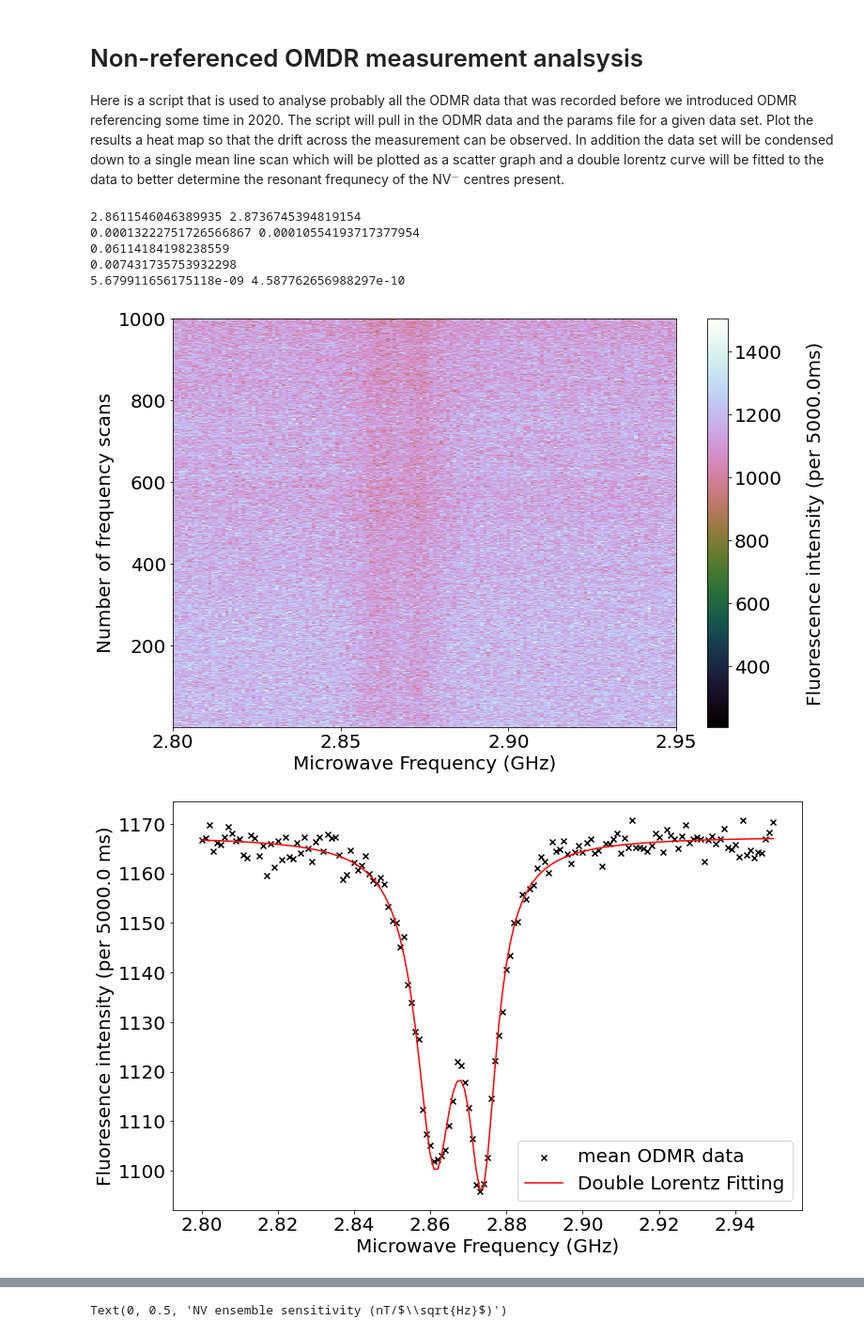
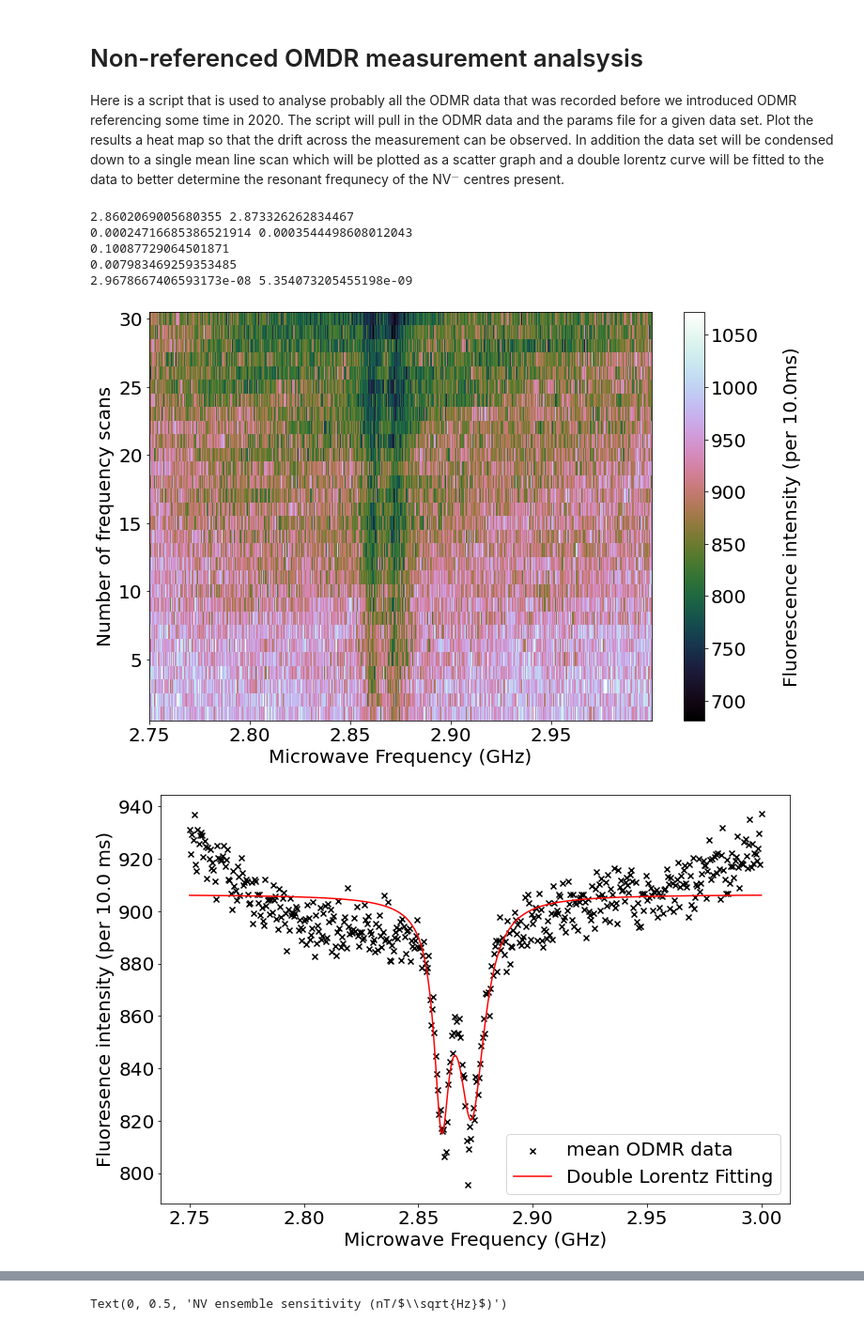
Before and after one commit to Corbyn93/Ryans_Python_Scripts, a Jupyter notebook: Ryan's Jupyter stuff/Thesis code/Non-Reference ODMR/non-referenced_odmr.ipynb, the cells around one changed output, grey strips where cells are left out. Shown at 94% size. Cells and saved outputs as stored; diff of their text form; code cells hidden in the pictures.

```diff
--- a/Ryan's Jupyter stuff/Thesis code/Non-Reference ODMR/non-referenced_odmr.ipynb
+++ b/Ryan's Jupyter stuff/Thesis code/Non-Reference ODMR/non-referenced_odmr.ipynb
@@ -150,9 +150,9 @@ def save_data(date, file_ID, fitted_contrast, fit_param, error):
                  str(fit_param[1]) + '\t' + str(error[1]) + '\t' +
                      str(fit_param[4]) + '\t' + str(error[4]) + '\n')
 # %%
-folder_loc = 'I:\\Science\\Physics-Nanobiophotonics\\Group\\User Data\\ODMR\\ODMR and imaging\\2021\\'
-date = '20210429'
-file_name = date + '_NVScan_27'
+folder_loc = 'I:\\Science\\Physics-Nanobiophotonics\\Group\\User Data\\ODMR\\ODMR and imaging\\2019\\'
+date = '20190827'
+file_name = date + '_NVScan_01'
 
 set_plot_params()
 
@@ -172,7 +172,7 @@ fig2, ax2 = plot.subplots()
 plot.scatter(freq, mean_odmr_data, marker = 'x', color = 'k',
             label = 'mean ODMR data')
 #plot.axis([2.860, 2.880, 10600, 11600])
-p0 = [-3000, 2.867, 0.005, -3000, 2.872, 0.005, 500]
+p0 = [-3000, 2.862, 0.005, -3000, 2.872, 0.005, 500]
 
 #lower_bounds = [-np.inf, 2.850, -np.inf, -np.inf, 2.870, -np.inf, 0]
 #upper_bounds = [np.inf, 2.865, np.inf, np.inf, 2.90,  np.inf, np.inf]
@@ -182,43 +182,43 @@ error = np.sqrt(np.diag(confidence))
 
 y = lorentz_2(freq, fit_params[0], fit_params[1], fit_params[2],
               fit_params[3], fit_params[4], fit_params[5], fit_params[6])
 
 #y = lorentz_2(freq, p0[0], p0[1], p0[2],
 #              p0[3], p0[4], p0[5], p0[6])
 
 
 plot.plot(freq, y, label = 'Double Lorentz Fitting', color = 'r')
 #plot.axis([ 2.7, 3.0, 55500, 56300])
 plot.xlabel('Microwave Frequency (GHz)')
 plot.ylabel('Fluoresence intensity (per ' + str(dwell_time) + ' ms)')
 plot.legend()
 
 fitted_contrast = 1-(np.min(y)/fit_params[6])
 
 
 print(fit_params[1], fit_params[4])
 print(error[1], error[4])
 print(fitted_contrast)
 #print(np.min(y), fit_params[6])
 
 FWHM = float(np.sqrt([fit_params[2]**2 + fit_params[5]**2])/2)
 print(FWHM)
 error_FWHM = (np.sqrt(error[2]**2 + error[5]**2))
 #print(error[2]**2 + error[5]**2)
 #save_data(date, file_name, fitted_contrast, fit_params, error)
-eta, delta_eta = dc_sensitivity(FWHM, error_FWHM, fitted_contrast, fit_params[6], y, 500)
+eta, delta_eta = dc_sensitivity(FWHM, error_FWHM, fitted_contrast, fit_params[6], y, 10)
 print(eta, delta_eta)
 
-#fig1.savefig('H:\\My Documents\\Strathclyde_Back_up\\Thesis and Planning\\Thesis_plots\\Coplanar Waveguides\\' + file_name + 'ODMR_Heat_Map.pdf')
-#fig2.savefig('H:\\My Documents\\Strathclyde_Back_up\\Thesis and Planning\\Thesis_plots\\20210607\\' +   file_name +'_ODMR_scatter_plot.pdf')
+#fig1.savefig('H:\\My Documents\\Strathclyde_Back_up\\Thesis and Planning\\Thesis_plots\\Coplanar Waveguides\\20190827\\' + file_name + 'ODMR_Heat_Map.pdf')
+#fig2.savefig('H:\\My Documents\\Strathclyde_Back_up\\Thesis and Planning\\Thesis_plots\\Coplanar Waveguides\\20190827\\' +   file_name +'_ODMR_scatter_plot.pdf')
 # %% [output]
-2.8611546046389935 2.8736745394819154
-0.00013222751726566867 0.00010554193717377954
-0.06114184198238559
-0.007431735753932298
-5.679911656175118e-09 4.587762656988297e-10
+2.8602069005680355 2.873326262834467
+0.00024716685386521914 0.0003544498608012043
+0.10087729064501871
+0.007983469259353485
+2.9678667406593173e-08 5.354073205455198e-09
-[figure, old version]
+[figure, new version]
-[figure, old version]
+[figure, new version]
 # %%
 a = np.linspace(1, 1000, 1000)
 b = np.mean(odmr_data, axis = 1)
```
Also changed, not shown: parts of 1 cell of this notebook, 2 other files.
